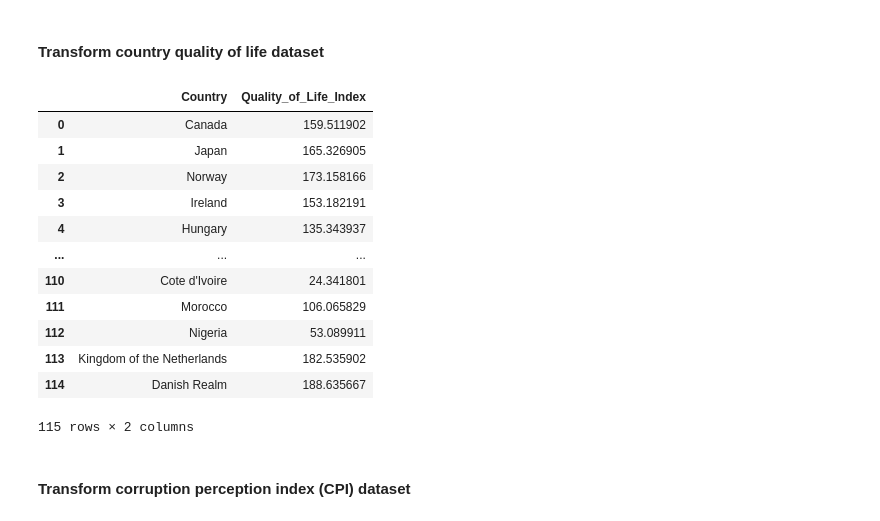
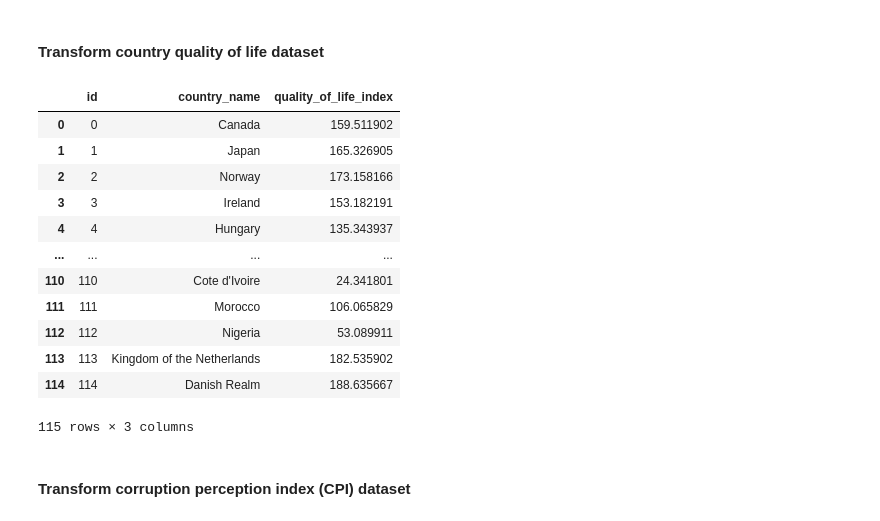
Before and after one commit to nickchuasl/Group_5_ETL_project2, a Jupyter notebook: Group_5_ETL_Project_2.ipynb, the cells around one changed output. Saved outputs shown, nothing was run; the diff lists cells and outputs as text; code cells hidden in the pictures.

```diff
--- a/Group_5_ETL_Project_2.ipynb
+++ b/Group_5_ETL_Project_2.ipynb
@@ -8,27 +8,32 @@ from sqlalchemy import create_engine
 country_qol_file = "Resources/country_quality_of_life_score_data.csv"
 country_qol_df = pd.read_csv(country_qol_file)
 
-#Change column names
-country_qol_df.columns=['Country','todrop','Quality_of_Life_Index']
+#Rename column names
+country_qol_df.columns=['country_name','todrop','quality_of_life_index']
 # %%
 #Delete unwanted column
 del country_qol_df['todrop']
 # %%
-country_qol_df
+#Create an ID
+country_qol_df= country_qol_df.reset_index()
-# %% [output]
-|  | Country | Quality_of_Life_Index |
-| 0 | Canada | 159.511902 |
-| 1 | Japan | 165.326905 |
-| 2 | Norway | 173.158166 |
-| 3 | Ireland | 153.182191 |
-| 4 | Hungary | 135.343937 |
-| ... | ... | ... |
-| 110 | Cote d'Ivoire | 24.341801 |
-| 111 | Morocco | 106.065829 |
-| 112 | Nigeria | 53.089911 |
-| 113 | Kingdom of the Netherlands | 182.535902 |
-| 114 | Danish Realm | 188.635667 |
-115 rows × 2 columns
+# %%
+#Rename column names
+country_qol_df.columns=['id','country_name','quality_of_life_index']
+country_qol_df
+# %% [output]
+|  | id | country_name | quality_of_life_index |
+| 0 | 0 | Canada | 159.511902 |
+| 1 | 1 | Japan | 165.326905 |
+| 2 | 2 | Norway | 173.158166 |
+| 3 | 3 | Ireland | 153.182191 |
+| 4 | 4 | Hungary | 135.343937 |
+| ... | ... | ... | ... |
+| 110 | 110 | Cote d'Ivoire | 24.341801 |
+| 111 | 111 | Morocco | 106.065829 |
+| 112 | 112 | Nigeria | 53.089911 |
+| 113 | 113 | Kingdom of the Netherlands | 182.535902 |
+| 114 | 114 | Danish Realm | 188.635667 |
+115 rows × 3 columns
 # %% [markdown]
 #### Transform corruption perception index (CPI) dataset
 # %%
```
Also changed, not shown: parts of 8 cells of this notebook, 1 other file.
